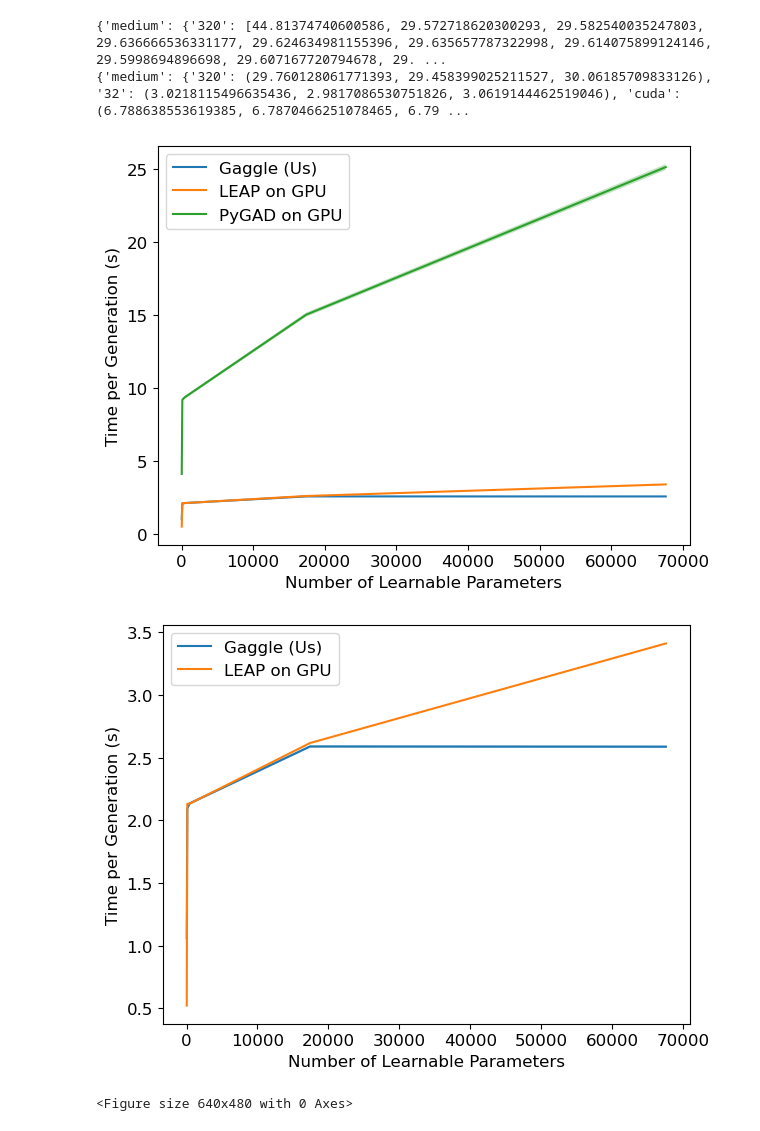
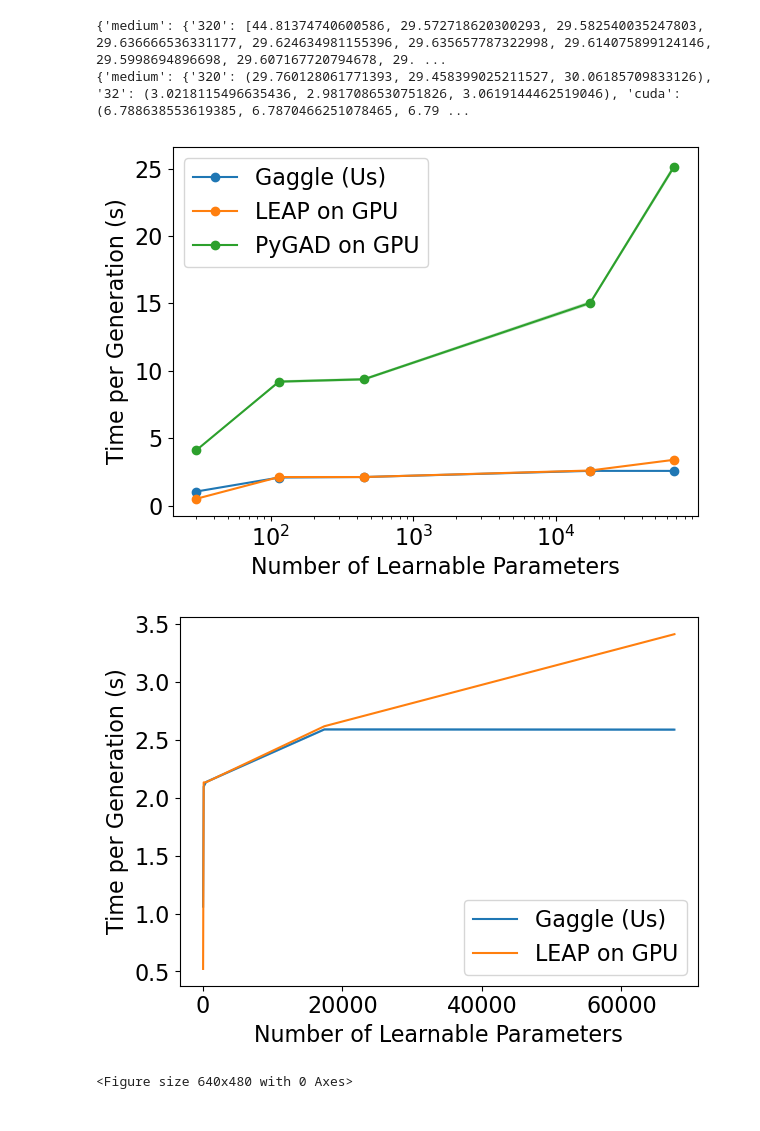
Before and after one commit to LucasFenaux/gaggle-benchmarking, a Jupyter notebook: cartpole/plot_results.ipynb, the cells around one changed output. Drawn from its saved outputs; the diff is of its cells as text; code cells hidden in the pictures.

```diff
--- a/cartpole/plot_results.ipynb
+++ b/cartpole/plot_results.ipynb
@@ -60,7 +60,7 @@ print(CI_dict)
 # %%
 model_sizes = ["tiny", "small", "medium", "large", "very_large"]
 model_num_params = [30, 114, 450, 17410, 67590]
-plt.rcParams.update({'font.size': 12})
+plt.rcParams.update({'font.size': 16})
 
 nice_names = {'gaggle':'Gaggle (Us)', 'leap': 'LEAP on GPU', 'pygad': 'PyGAD on GPU'}
 
@@ -69,38 +69,38 @@ for algorithm in nice_names:
     values = [result[str(x)][0] for x in model_sizes]
     lower = [result[str(x)][1] for x in model_sizes]
     upper = [result[str(x)][2] for x in model_sizes]
-    plt.plot(model_num_params, values, label=nice_names[algorithm])
+    plt.semilogx(model_num_params, values, label=nice_names[algorithm], marker='o')
     plt.fill_between(model_num_params, lower, upper, alpha=0.3)
 
 # plt.title("{} Dataset".format(dataset))
 plt.xlabel("Number of Learnable Parameters")
 plt.ylabel("Time per Generation (s)")
 plt.tight_layout()
 plt.legend()
 plt.plot()
 plt.savefig('Results/cartpole_plot.png', bbox_inches='tight')
 plt.show()
 plt.clf()
 
 nice_names = {'gaggle':'Gaggle (Us)', 'leap': 'LEAP on GPU'}
 for algorithm in nice_names:
     result = CI_dict[algorithm]
     values = [result[str(x)][0] for x in model_sizes]
     lower = [result[str(x)][1] for x in model_sizes]
     upper = [result[str(x)][2] for x in model_sizes]
     plt.plot(model_num_params, values, label=nice_names[algorithm])
     plt.fill_between(model_num_params, lower, upper, alpha=0.3)
 
 # plt.title("{} Dataset".format(dataset))
 plt.xlabel("Number of Learnable Parameters")
 plt.ylabel("Time per Generation (s)")
 plt.tight_layout()
 plt.legend()
 plt.plot()
 plt.savefig('Results/cartpole_plot.png', bbox_inches='tight')
 plt.show()
 plt.clf()
 # %% [output]
-[figure, old version]
+[figure, new version]
-[figure, old version]
+[figure, new version]
 <Figure size 640x480 with 0 Axes>
```
Also changed, not shown: 7 other files.
